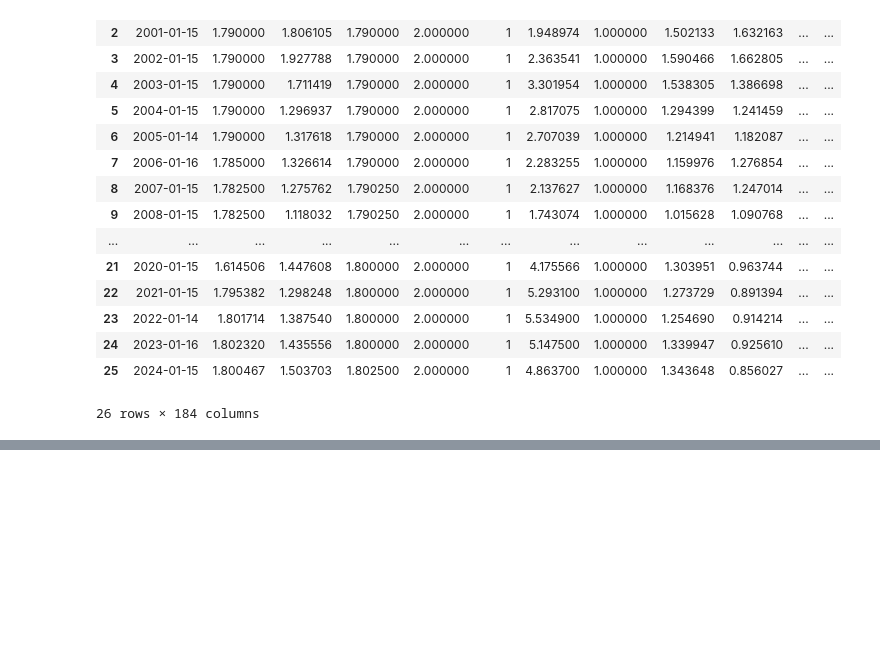
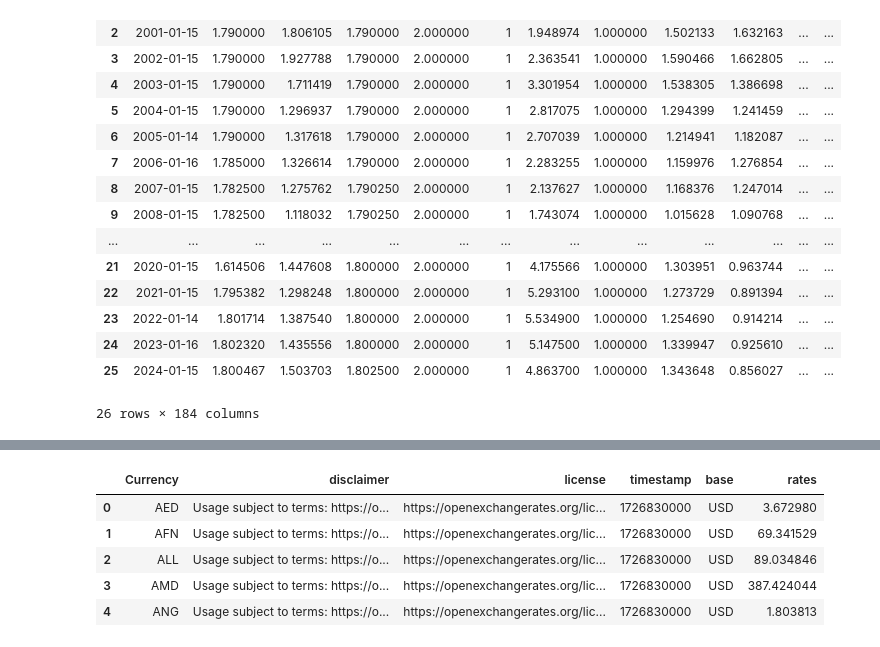
Before and after one commit to salu218/Api_test, a Jupyter notebook: Exchange_rate.ipynb, the cells around one changed output, grey strips where cells are left out. Saved outputs shown, nothing was run; the diff lists cells and outputs as text; code cells hidden in the pictures; blank space fills up the shorter version.

```diff
--- a/Exchange_rate.ipynb
+++ b/Exchange_rate.ipynb
@@ -177,0 +188,9 @@ latest_df1 = latest_df
+# %%
+latest_df.head()
+# %% [output]
+|  | Currency | disclaimer | license | timestamp | base | rates |
+| 0 | AED | Usage subject to terms: https://o... | https://openexchangerates.org/lic... | 1726830000 | USD | 3.672980 |
+| 1 | AFN | Usage subject to terms: https://o... | https://openexchangerates.org/lic... | 1726830000 | USD | 69.341529 |
+| 2 | ALL | Usage subject to terms: https://o... | https://openexchangerates.org/lic... | 1726830000 | USD | 89.034846 |
+| 3 | AMD | Usage subject to terms: https://o... | https://openexchangerates.org/lic... | 1726830000 | USD | 387.424044 |
+| 4 | ANG | Usage subject to terms: https://o... | https://openexchangerates.org/lic... | 1726830000 | USD | 1.803813 |
```
Also changed, not shown: parts of 13 cells of this notebook.
